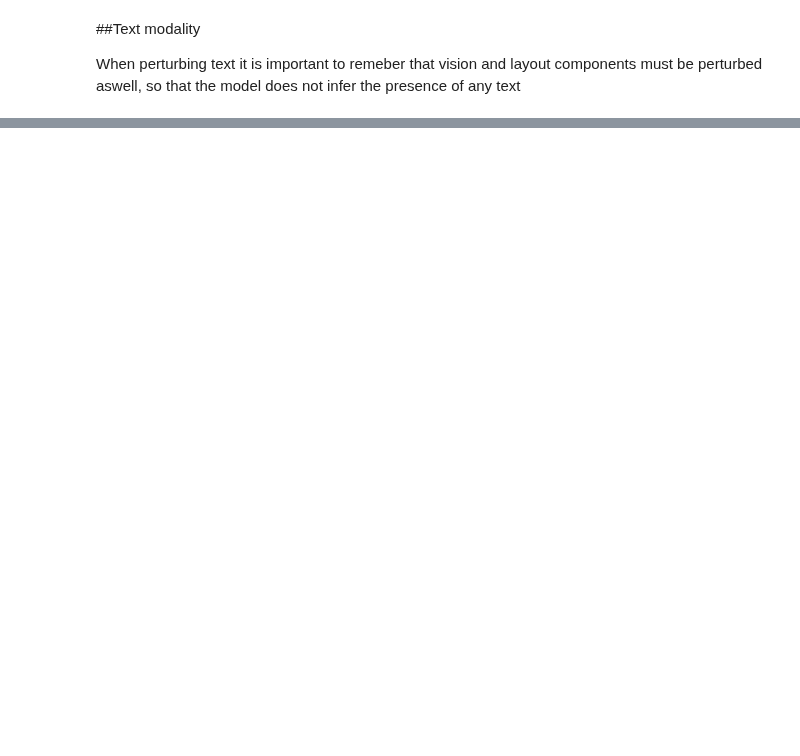
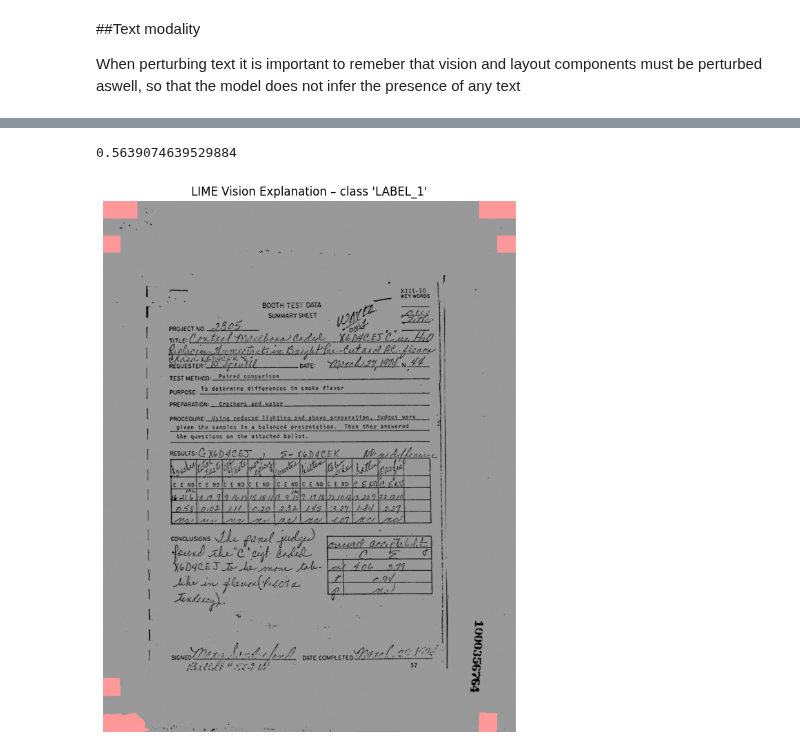
Before and after one commit to adamserag1/Interpretability-for-VRDU-models, a Jupyter notebook: Interpretability Exp/lime (1).ipynb, the cells around one changed output, grey strips where cells are left out. Drawn from its saved outputs; the diff is of its cells as text; code cells hidden in the pictures; blank space fills up the shorter version.

Commit message:
temp

```diff
--- a/Interpretability Exp/lime (1).ipynb
+++ b/Interpretability Exp/lime (1).ipynb
@@ -279,0 +329,25 @@ plt.show()
+# %%
+print(explanation_img.score)
+
+from skimage.color import label2rgb
+import matplotlib.pyplot as plt
+
+# Get mask for the predicted class
+pred_class = int(explanation_img.top_labels[0])
+temp, mask = explanation_img.get_image_and_mask(
+    label=pred_class,
+    positive_only=False,    # show positive AND negative
+    num_features=10,        # top-N super-pixels
+    hide_rest=False         # keep full context
+)
+
+vis_image = label2rgb(mask, temp, bg_label=0, alpha=0.4)
+
+plt.figure(figsize=(8,10))
+plt.imshow(vis_image)
+plt.axis('off')
+plt.title(f"LIME Vision Explanation – class '{model.config.id2label[pred_class]}'")
+plt.show()
+# %% [output]
+0.5639074639529884
+[figure, added]
```
Also changed, not shown: parts of 17 cells of this notebook.
